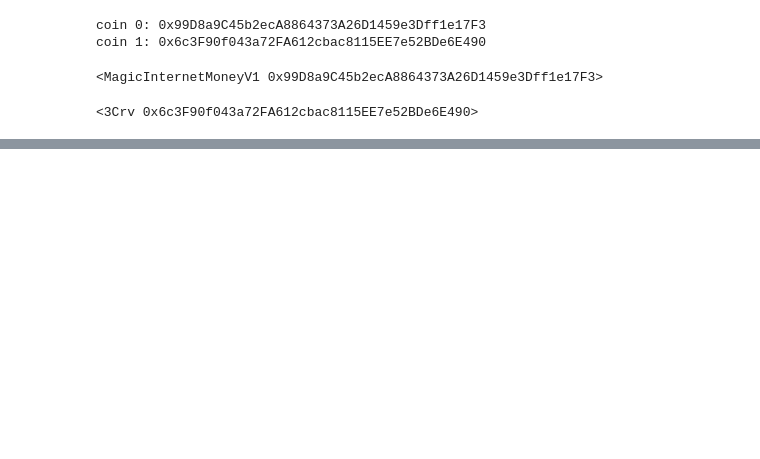
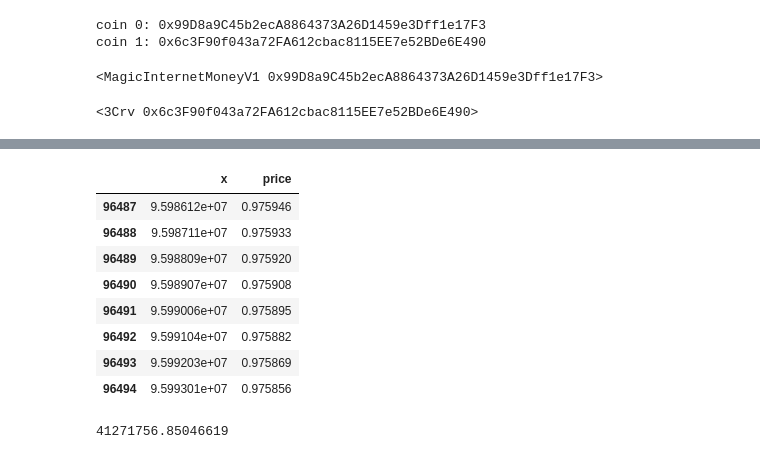
Before and after one commit to smolquants/y2k-audit-2022, a Jupyter notebook: notebook/oracle-manipulation.ipynb, the cells around one changed output, grey strips where cells are left out. Drawn from its saved outputs; the diff is of its cells as text; code cells hidden in the pictures; blank space fills up the shorter version.

```diff
--- a/notebook/oracle-manipulation.ipynb
+++ b/notebook/oracle-manipulation.ipynb
@@ -86,0 +104,19 @@ y(bal_mim) / bal_3crv - 1: 1.3699114111975774e-05
+# %%
+# get the inverse from linspace eval
+df[abs(df['price'] - 0.9759) < 0.00005]
+# %% [output]
+|  | x | price |
+| 96487 | 9.598612e+07 | 0.975946 |
+| 96488 | 9.598711e+07 | 0.975933 |
+| 96489 | 9.598809e+07 | 0.975920 |
+| 96490 | 9.598907e+07 | 0.975908 |
+| 96491 | 9.599006e+07 | 0.975895 |
+| 96492 | 9.599104e+07 | 0.975882 |
+| 96493 | 9.599203e+07 | 0.975869 |
+| 96494 | 9.599301e+07 | 0.975856 |
+# %%
+# dx is estimated amount of MIM need to sell into pool to push price below strike
+dx = df[abs(df['price'] - 0.9759) < 0.00005].iloc[-1].x - bal_mim
+dx
+# %% [output]
+41271756.85046619
```
Also changed, not shown: parts of 7 cells of this notebook, 1 other file.
